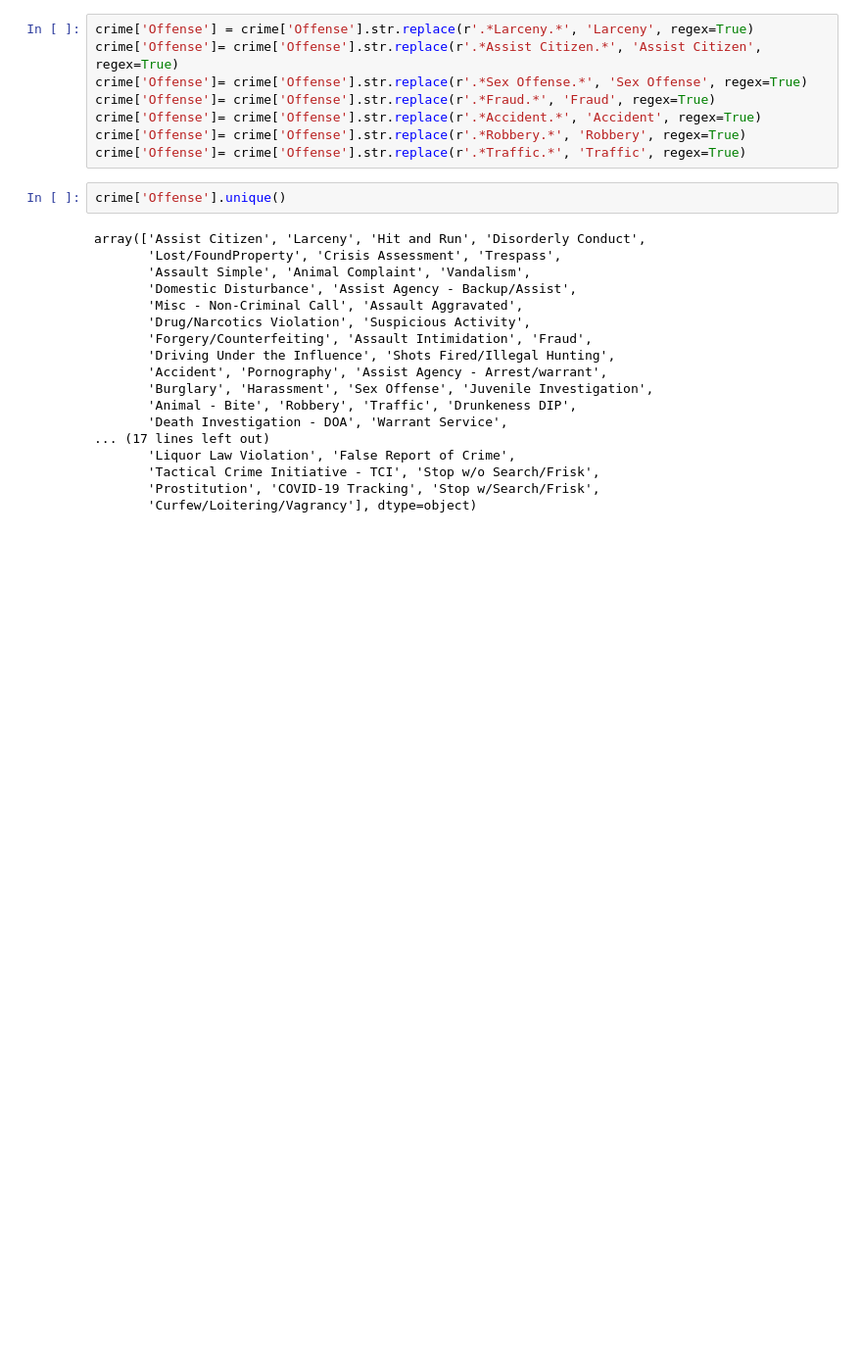
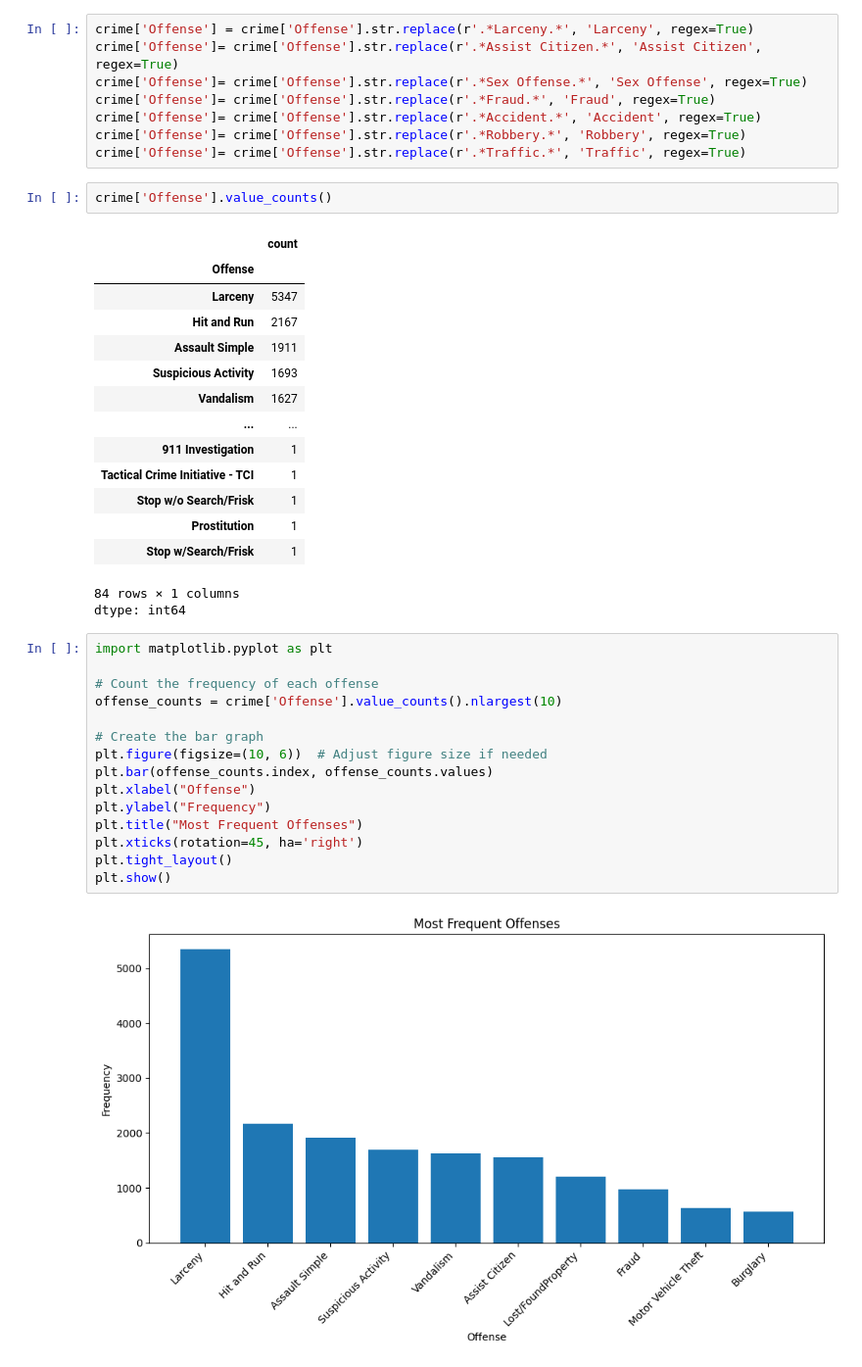
Before and after one commit to kelseymatsik/ds4002_project2, a Jupyter notebook: Project2EDA.ipynb, the cells around one changed output. Shown: that part at 98% size. Drawn from its saved outputs; the diff is of its cells as text; blank space fills up the shorter version.

```diff
--- a/Project2EDA.ipynb
+++ b/Project2EDA.ipynb
@@ -70,22 +50,37 @@ crime['Offense']= crime['Offense'].str.replace(r'.*Accident.*', 'Accident', rege
 crime['Offense']= crime['Offense'].str.replace(r'.*Robbery.*', 'Robbery', regex=True)
 crime['Offense']= crime['Offense'].str.replace(r'.*Traffic.*', 'Traffic', regex=True)
 # %%
-crime['Offense'].unique()
+crime['Offense'].value_counts()
 # %% [output]
+|  | count |
+| Offense |  |
+| Larceny | 5347 |
+| Hit and Run | 2167 |
+| Assault Simple | 1911 |
+| Suspicious Activity | 1693 |
+| Vandalism | 1627 |
+| ... | ... |
+| 911 Investigation | 1 |
+| Tactical Crime Initiative - TCI | 1 |
+| Stop w/o Search/Frisk | 1 |
+| Prostitution | 1 |
+| Stop w/Search/Frisk | 1 |
-array(['Assist Citizen', 'Larceny', 'Hit and Run', 'Disorderly Conduct',
-       'Lost/FoundProperty', 'Crisis Assessment', 'Trespass',
-       'Assault Simple', 'Animal Complaint', 'Vandalism',
-       'Domestic Disturbance', 'Assist Agency - Backup/Assist',
-       'Misc - Non-Criminal Call', 'Assault Aggravated',
-       'Drug/Narcotics Violation', 'Suspicious Activity',
-       'Forgery/Counterfeiting', 'Assault Intimidation', 'Fraud',
-       'Driving Under the Influence', 'Shots Fired/Illegal Hunting',
-       'Accident', 'Pornography', 'Assist Agency - Arrest/warrant',
-       'Burglary', 'Harassment', 'Sex Offense', 'Juvenile Investigation',
-       'Animal - Bite', 'Robbery', 'Traffic', 'Drunkeness DIP',
-       'Death Investigation - DOA', 'Warrant Service',
-... (17 lines left out)
-       'Liquor Law Violation', 'False Report of Crime',
-       'Tactical Crime Initiative - TCI', 'Stop w/o Search/Frisk',
-       'Prostitution', 'COVID-19 Tracking', 'Stop w/Search/Frisk',
-       'Curfew/Loitering/Vagrancy'], dtype=object)
+84 rows × 1 columns
+dtype: int64
+# %%
+import matplotlib.pyplot as plt
+
+# Count the frequency of each offense
+offense_counts = crime['Offense'].value_counts().nlargest(10)
+
+# Create the bar graph
+plt.figure(figsize=(10, 6))  # Adjust figure size if needed
+plt.bar(offense_counts.index, offense_counts.values)
+plt.xlabel("Offense")
+plt.ylabel("Frequency")
+plt.title("Most Frequent Offenses")
+plt.xticks(rotation=45, ha='right')
+plt.tight_layout()
+plt.show()
+# %% [output]
+[figure, added]
```
Also changed, not shown: parts of 3 cells of this notebook.
